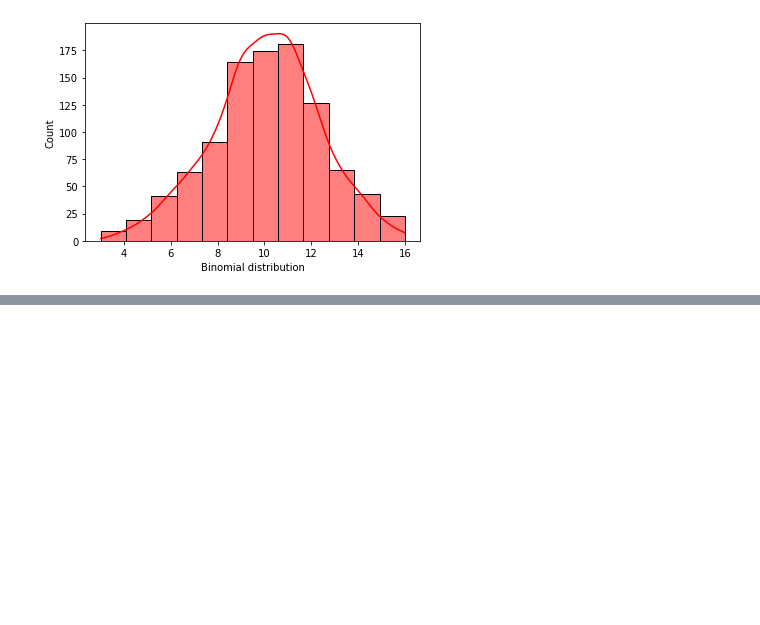
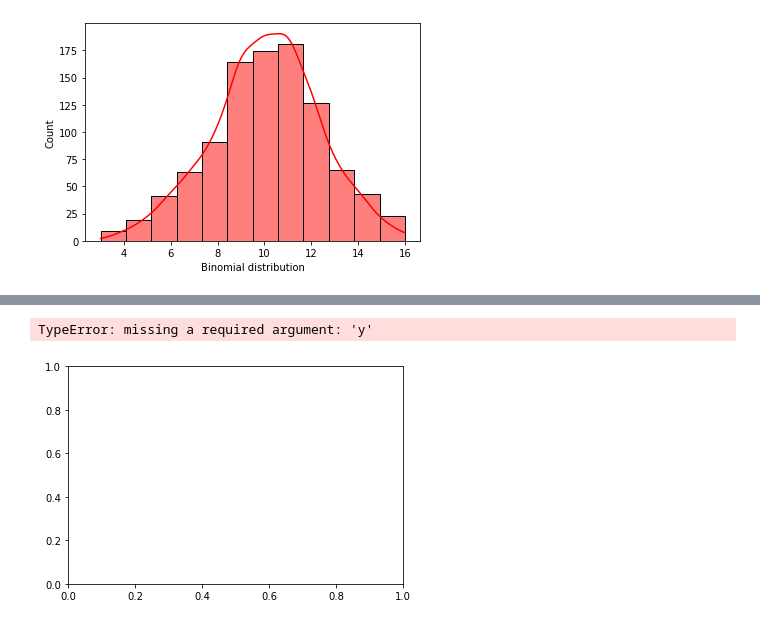
Before and after one commit to dconn20/Fund.D.A.Tasks, a Jupyter notebook: Task2020.ipynb, the cells around one changed output, grey strips where cells are left out. Saved outputs shown, nothing was run; the diff lists cells and outputs as text; code cells hidden in the pictures; blank space fills up the shorter version.

```diff
--- a/Task2020.ipynb
+++ b/Task2020.ipynb
@@ -216,0 +271,12 @@ Text(0.5, 0, 'Binomial distribution')
+# %%
+z = (x + y)
+
+fig = plt.figure()
+#plt.figure(figsize = (20, 8))
+ax1 = fig.add_subplot(111)
+
+ax1.scatter(z)
+plt.show
+# %% [output]
+TypeError: missing a required argument: 'y'
+[figure, added]
```
Also changed, not shown: parts of 7 cells of this notebook.
